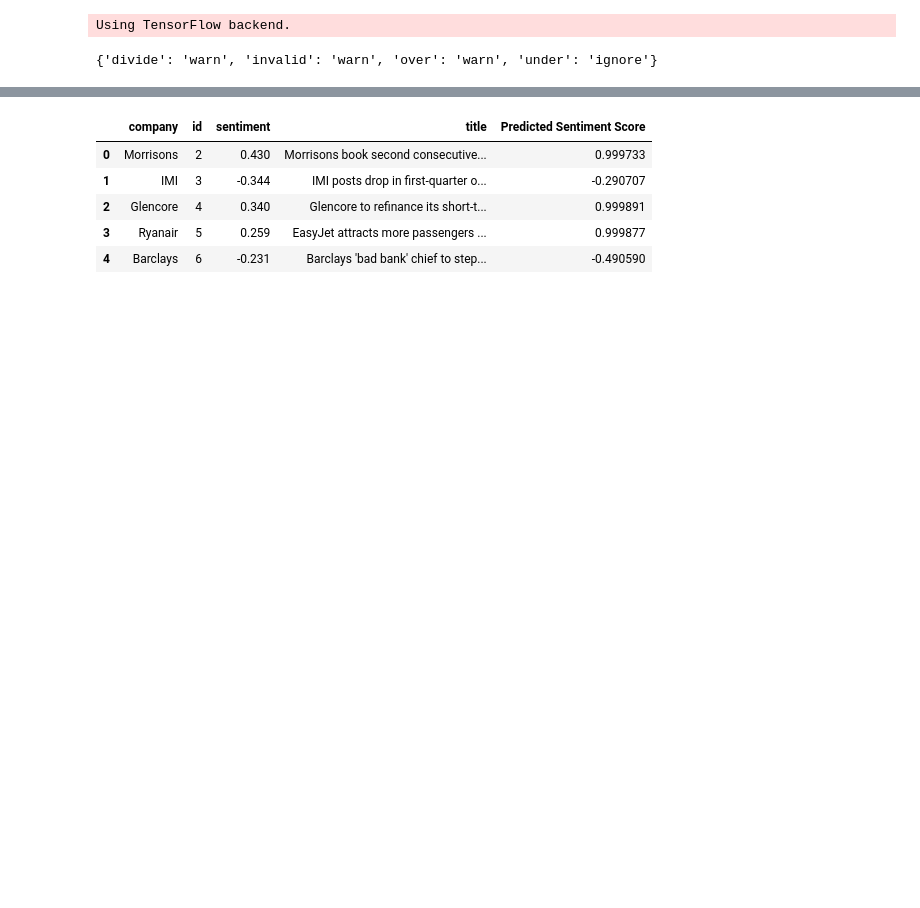
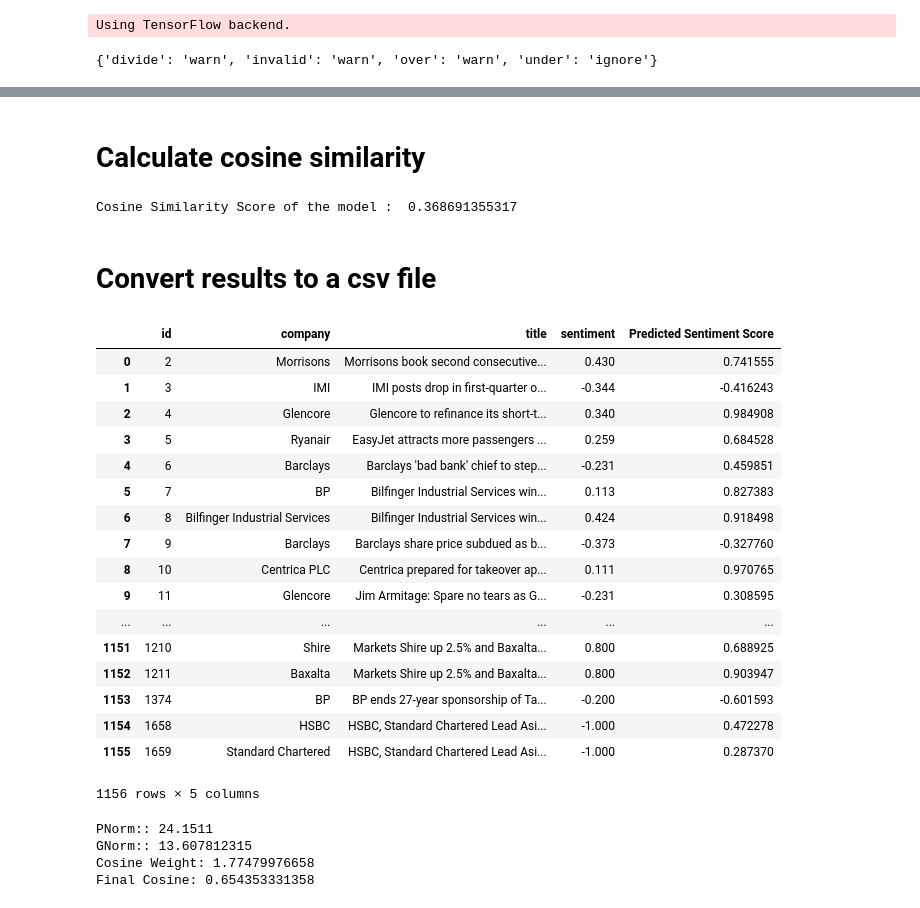
Before and after one commit to raksha592/Sentiment-Analysis-Midterm-Project, a Jupyter notebook: Sub Task 2/Task2.ipynb, the cells around one changed output, grey strips where cells are left out. Drawn from its saved outputs; the diff is of its cells as text; code cells hidden in the pictures; blank space fills up the shorter version.

```diff
--- a/Sub Task 2/Task2.ipynb
+++ b/Sub Task 2/Task2.ipynb
@@ -94,7 +122,7 @@ _________________________________________________________________
 # %%
 
 
-history = model.fit(data, np.array(Y_train), validation_split=0.4, epochs=75,verbose = 1)
+history = model.fit(data, np.array(Y_train),validation_split=0.4, epochs=35,verbose = 2,shuffle = True)
 
 #plot_training_curves(history.history);
 # %% [output]
@@ -134,12 +148,30 @@ print(similarity)
+# %%
+sequences = tokenizer.texts_to_sequences(X_train)
+data = pad_sequences(sequences, maxlen=reviewLength)
+predictions = model.predict(data)
+# %% [markdown]
+# Calculate cosine similarity
+# %%
+predictedVals = [pr[0] for pr in predictions ]
+
+output = np.array(output).reshape(1,-1)
+predictedVals = np.array(predictedVals).reshape(1,-1)
+
+similarity = cosine_similarity(output,predictedVals)
+
+
+
+print("Cosine Similarity Score of the model : ",similarity[0][0])
+# %% [output]
+Cosine Similarity Score of the model :  0.368691355317
+# %% [markdown]
+# Convert results to a csv file
 # %%
 df = pd.DataFrame.from_dict(reviews_train)
-df['Predicted Sentiment Score'] = predictedVals
+df['Predicted Sentiment Score'] = predictedVals[0]
+df = df[['id', 'company', 'title','sentiment','Predicted Sentiment Score']]
 
-df.head()
+if os.path.exists("Task2.csv"):
+    os.remove("Task2.csv")
+
+df.to_csv('Task2.csv', index = False)
-# %% [output]
-|  | company | id | sentiment | title | Predicted Sentiment Score |
-| 0 | Morrisons | 2 | 0.430 | Morrisons book second consecutive... | 0.999733 |
-| 1 | IMI | 3 | -0.344 | IMI posts drop in first-quarter o... | -0.290707 |
-| 2 | Glencore | 4 | 0.340 | Glencore to refinance its short-t... | 0.999891 |
-| 3 | Ryanair | 5 | 0.259 | EasyJet attracts more passengers ... | 0.999877 |
-| 4 | Barclays | 6 | -0.231 | Barclays 'bad bank' chief to step... | -0.490590 |
@@ -147,0 +178,35 @@ df.to_csv('Task2_train.csv', sep = ",",encoding="utf-8")
+# %%
+df
+# %% [output]
+|  | id | company | title | sentiment | Predicted Sentiment Score |
+| 0 | 2 | Morrisons | Morrisons book second consecutive... | 0.430 | 0.741555 |
+| 1 | 3 | IMI | IMI posts drop in first-quarter o... | -0.344 | -0.416243 |
+| 2 | 4 | Glencore | Glencore to refinance its short-t... | 0.340 | 0.984908 |
+| 3 | 5 | Ryanair | EasyJet attracts more passengers ... | 0.259 | 0.684528 |
+| 4 | 6 | Barclays | Barclays 'bad bank' chief to step... | -0.231 | 0.459851 |
+| 5 | 7 | BP | Bilfinger Industrial Services win... | 0.113 | 0.827383 |
+| 6 | 8 | Bilfinger Industrial Services | Bilfinger Industrial Services win... | 0.424 | 0.918498 |
+| 7 | 9 | Barclays | Barclays share price subdued as b... | -0.373 | -0.327760 |
+| 8 | 10 | Centrica PLC | Centrica prepared for takeover ap... | 0.111 | 0.970765 |
+| 9 | 11 | Glencore | Jim Armitage: Spare no tears as G... | -0.231 | 0.308595 |
+| ... | ... | ... | ... | ... | ... |
+| 1151 | 1210 | Shire | Markets Shire up 2.5% and Baxalta... | 0.800 | 0.688925 |
+| 1152 | 1211 | Baxalta | Markets Shire up 2.5% and Baxalta... | 0.800 | 0.903947 |
+| 1153 | 1374 | BP | BP ends 27-year sponsorship of Ta... | -0.200 | -0.601593 |
+| 1154 | 1658 | HSBC | HSBC, Standard Chartered Lead Asi... | -1.000 | 0.472278 |
+| 1155 | 1659 | Standard Chartered | HSBC, Standard Chartered Lead Asi... | -1.000 | 0.287370 |
+1156 rows × 5 columns
+# %%
+
+Pnorm = np.linalg.norm(predictedVals)
+Gnorm = np.linalg.norm(output)
+wt = Pnorm/Gnorm
+print("PNorm::",Pnorm)
+print("GNorm::",Gnorm)
+print("Cosine Weight:",wt)
+print("Final Cosine:", wt * similarity[0][0])
+# %% [output]
+PNorm:: 24.1511
+GNorm:: 13.607812315
+Cosine Weight: 1.77479976658
+Final Cosine: 0.654353331358
```
Also changed, not shown: parts of 17 cells of this notebook, 1 other file.
